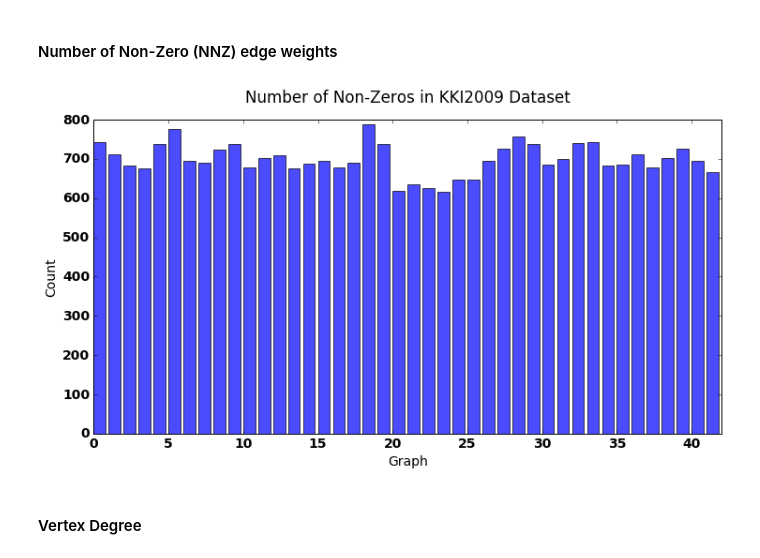
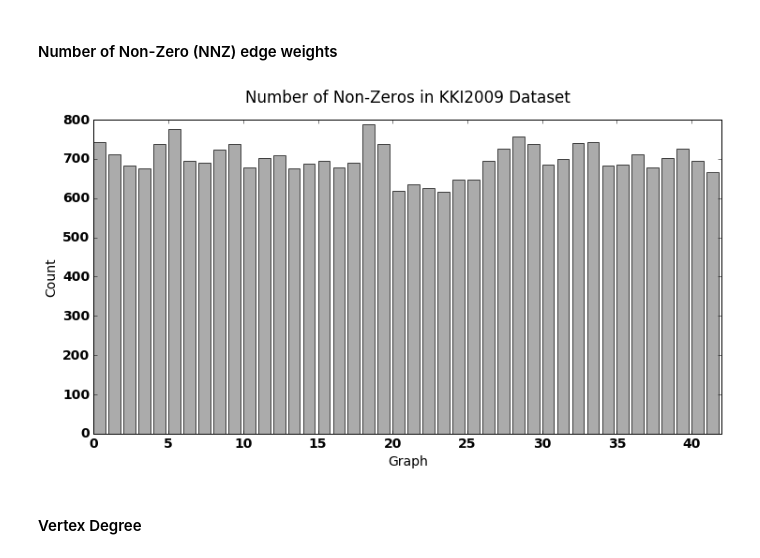
Before and after one commit to Upward-Spiral-Science/TA, a Jupyter notebook: code/extended_exploratory.ipynb, the cells around one changed output. Drawn from its saved outputs; the diff is of its cells as text; code cells hidden in the pictures.

```diff
--- a/code/extended_exploratory.ipynb
+++ b/code/extended_exploratory.ipynb
@@ -51,15 +51,15 @@ mygs = loadGraphs(fs[fs.keys()[2]], printer=False) # only loads graphs for kki d
 nnz = collections.OrderedDict((key, len(nx.edges(mygs[key]))) for key in mygs)
 # %%
 fig = plt.figure(figsize=(12,6))
-plt.bar(range(len(nnz)),nnz.values(), alpha=0.7)
+plt.bar(range(len(nnz)),nnz.values(), alpha=0.7, color='#888888')
 plt.title('Number of Non-Zeros in KKI2009 Dataset', y = 1.04)
 plt.ylabel('Count')
 plt.xlabel('Graph')
 plt.xlim((0, len(nnz.keys())))
 plt.savefig('../figs/distribs/KKI2009-nnz.png')
 plt.show()
 # %% [output]
-[figure, old version]
+[figure, new version]
 # %% [markdown]
 #### Vertex Degree
 # %%
```
Also changed, not shown: parts of 1 cell of this notebook, 7 other files.
